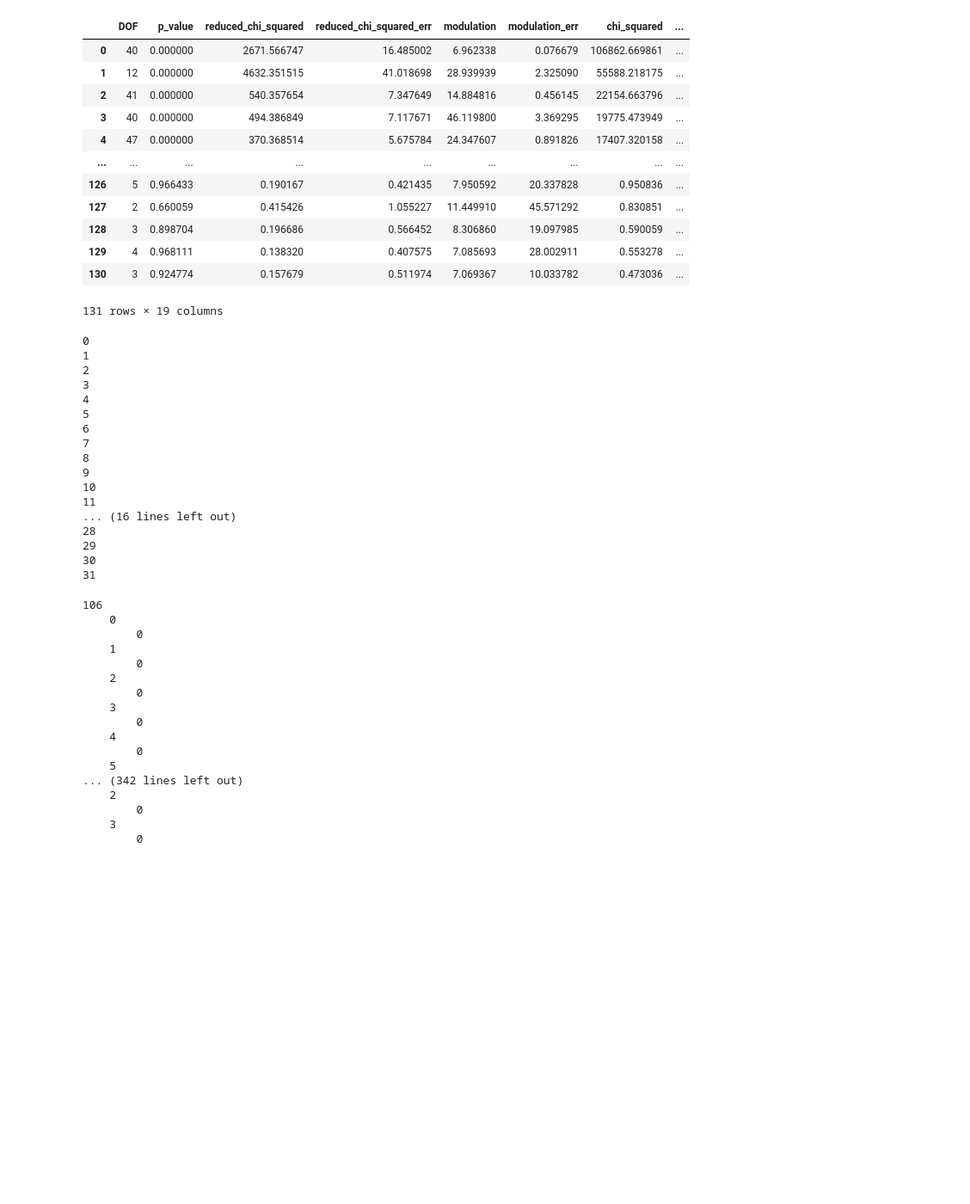
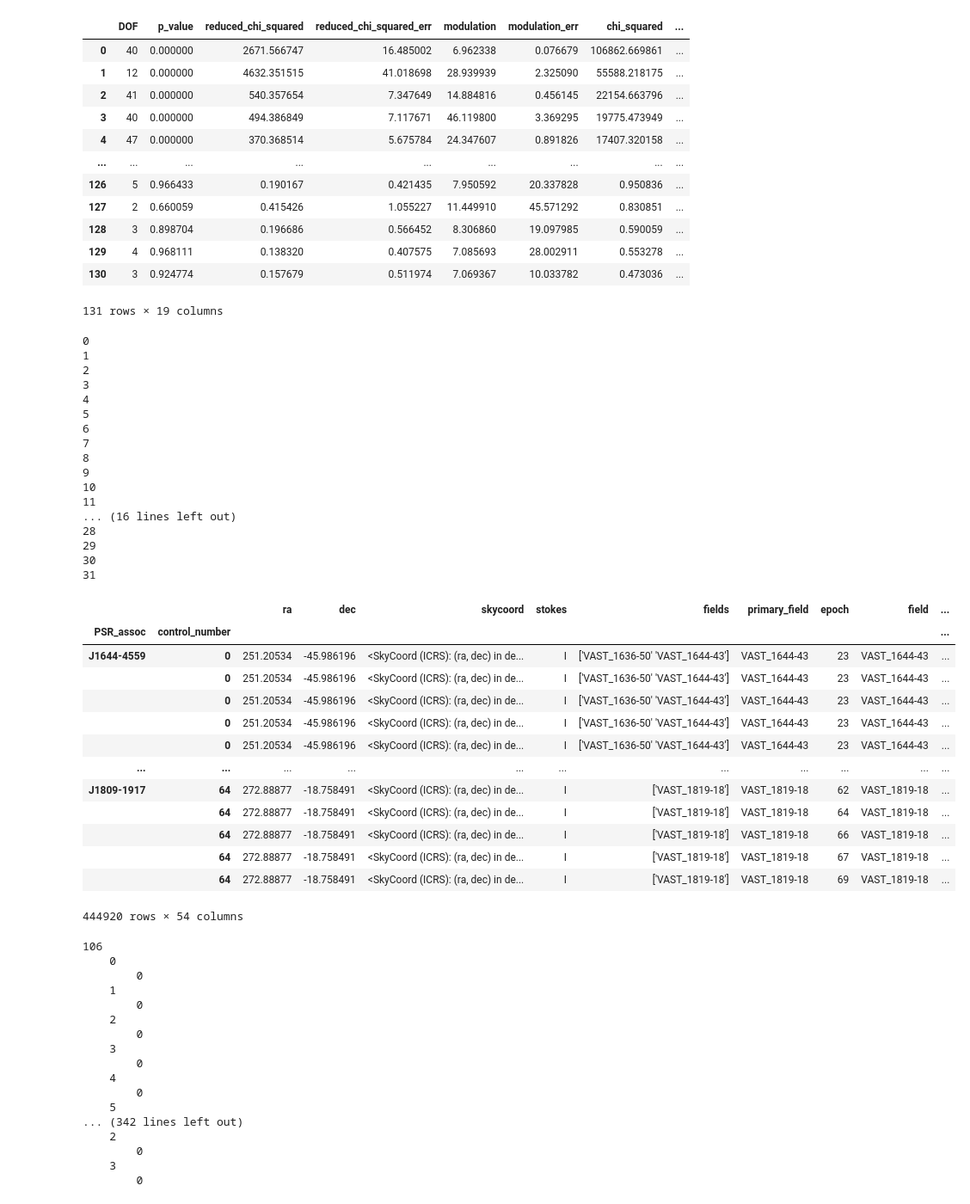
Before and after one commit to ben-lorenz12/VastPulsarVariability, a Jupyter notebook: control_processing/Get_control_stats (5).ipynb, the cells around one changed output. Shown: that part at 86% size. Drawn from its saved outputs; the diff is of its cells as text; code cells hidden in the pictures; blank space fills up the shorter version.

Commit message:
Updated get control stats notebook.

```diff
--- a/control_processing/Get_control_stats (5).ipynb
+++ b/control_processing/Get_control_stats (5).ipynb
@@ -127,7 +184,24 @@ cand_controls_df.to_csv('test2cand_controls_postprocessed.csv')
 31
 # %%
 #read in your csv file of potential control sources
-cands_df = pd.read_csv('all_cand_controls_truncated.csv', index_col=[2,3])
+cands_df = pd.read_csv('all_final_control_measurements.csv', index_col=[1,2])
+# %%
+cands_df
+# %% [output]
+|  |  | ra | dec | skycoord | stokes | fields | primary_field | epoch | field | ... |
+| PSR_assoc | control_number |  |  |  |  |  |  |  |  | ... |
+| J1644-4559 | 0 | 251.20534 | -45.986196 | <SkyCoord (ICRS): (ra, dec) in de... | I | ['VAST_1636-50' 'VAST_1644-43'] | VAST_1644-43 | 23 | VAST_1644-43 | ... |
+|  | 0 | 251.20534 | -45.986196 | <SkyCoord (ICRS): (ra, dec) in de... | I | ['VAST_1636-50' 'VAST_1644-43'] | VAST_1644-43 | 23 | VAST_1644-43 | ... |
+|  | 0 | 251.20534 | -45.986196 | <SkyCoord (ICRS): (ra, dec) in de... | I | ['VAST_1636-50' 'VAST_1644-43'] | VAST_1644-43 | 23 | VAST_1644-43 | ... |
+|  | 0 | 251.20534 | -45.986196 | <SkyCoord (ICRS): (ra, dec) in de... | I | ['VAST_1636-50' 'VAST_1644-43'] | VAST_1644-43 | 23 | VAST_1644-43 | ... |
+|  | 0 | 251.20534 | -45.986196 | <SkyCoord (ICRS): (ra, dec) in de... | I | ['VAST_1636-50' 'VAST_1644-43'] | VAST_1644-43 | 23 | VAST_1644-43 | ... |
+| ... | ... | ... | ... | ... | ... | ... | ... | ... | ... | ... |
+| J1809-1917 | 64 | 272.88877 | -18.758491 | <SkyCoord (ICRS): (ra, dec) in de... | I | ['VAST_1819-18'] | VAST_1819-18 | 62 | VAST_1819-18 | ... |
+|  | 64 | 272.88877 | -18.758491 | <SkyCoord (ICRS): (ra, dec) in de... | I | ['VAST_1819-18'] | VAST_1819-18 | 64 | VAST_1819-18 | ... |
+|  | 64 | 272.88877 | -18.758491 | <SkyCoord (ICRS): (ra, dec) in de... | I | ['VAST_1819-18'] | VAST_1819-18 | 66 | VAST_1819-18 | ... |
+|  | 64 | 272.88877 | -18.758491 | <SkyCoord (ICRS): (ra, dec) in de... | I | ['VAST_1819-18'] | VAST_1819-18 | 67 | VAST_1819-18 | ... |
+|  | 64 | 272.88877 | -18.758491 | <SkyCoord (ICRS): (ra, dec) in de... | I | ['VAST_1819-18'] | VAST_1819-18 | 69 | VAST_1819-18 | ... |
+444920 rows × 54 columns
 # %%
 cands_df.drop(columns=cands_df.columns[:2], inplace=True)
 # %%
```
Also changed, not shown: parts of 10 cells of this notebook.
